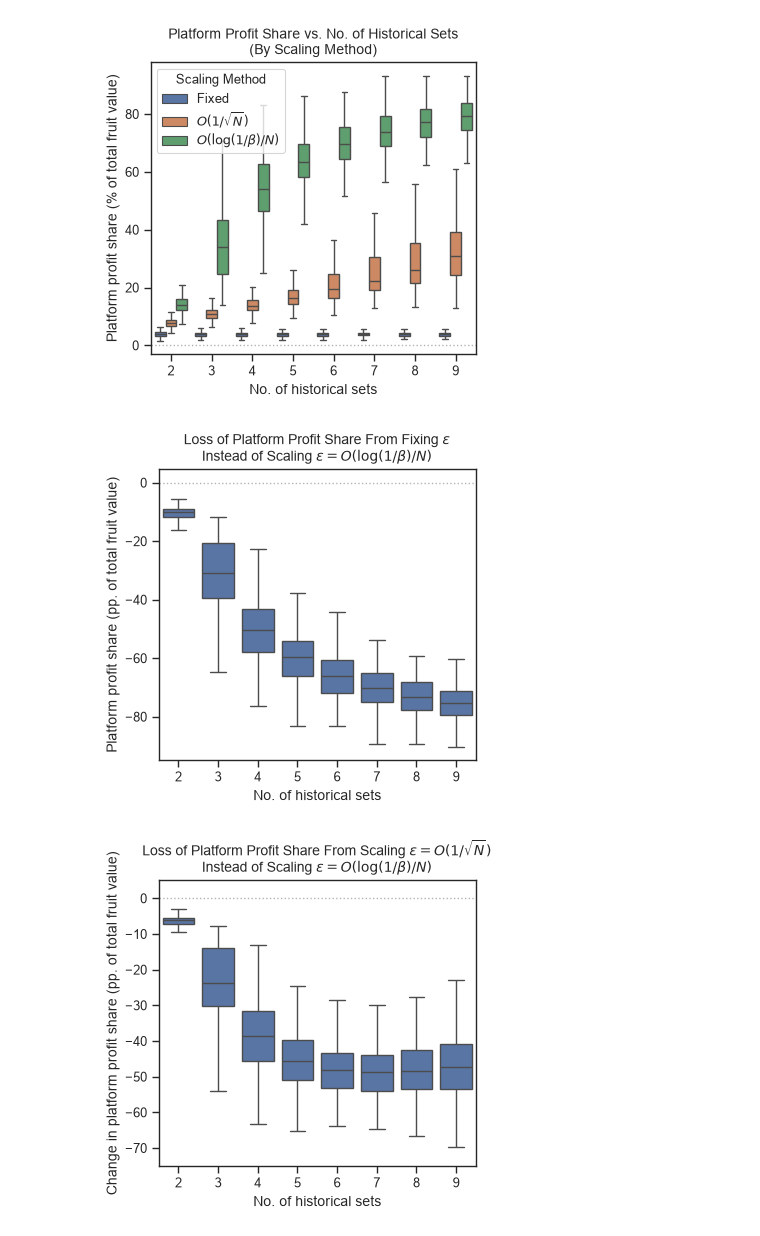
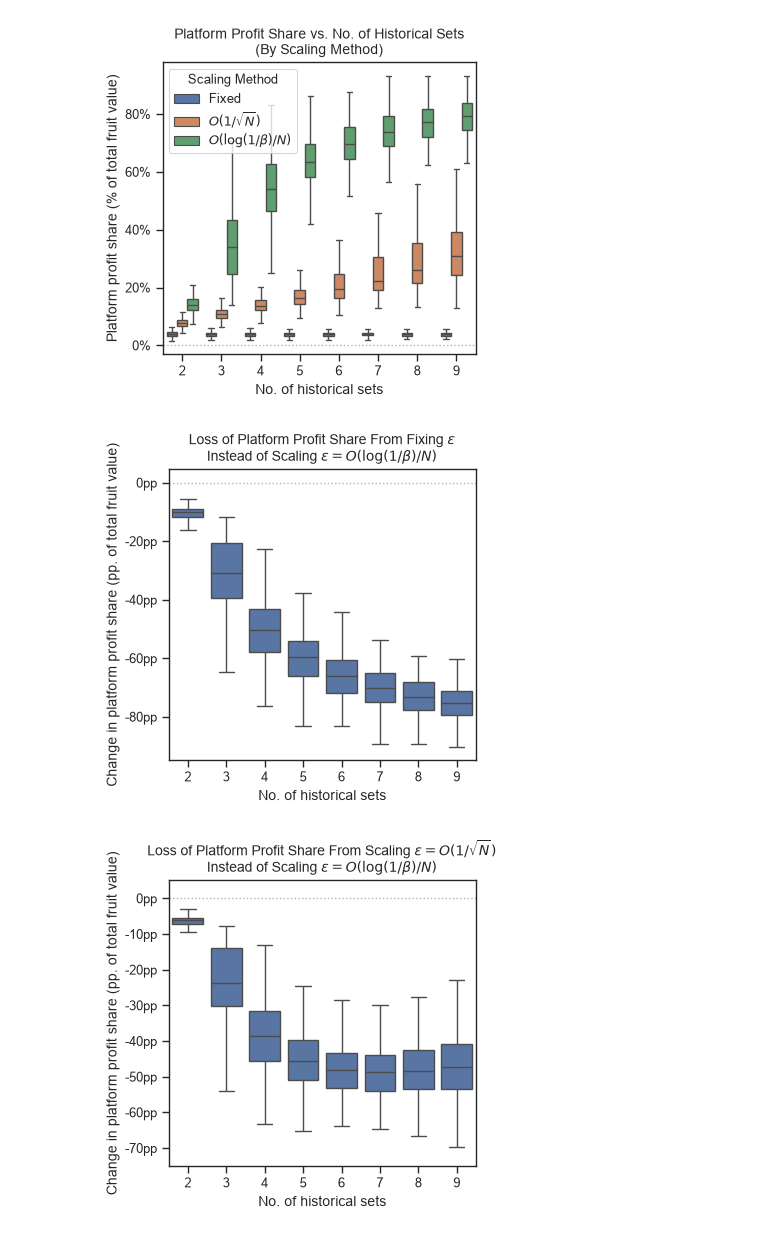
Before and after one commit to nachatjatu/StablePlatformMatching, a Jupyter notebook: notebooks/exp_6_results.ipynb, the cells around one changed output. Saved outputs shown, nothing was run; the diff lists cells and outputs as text; code cells hidden in the pictures.

```diff
--- a/notebooks/exp_6_results.ipynb
+++ b/notebooks/exp_6_results.ipynb
@@ -79,9 +77,9 @@ for file in all_jsons:
         row = {
             "job_id": job_id,
             "n_hist_sets": n_hist_sets,
-            "naive_platform_profit_pct": naive_platform_profit / total_fruit_value * 100,
-            "scaled_root_platform_profit_pct": scaled_root_platform_profit / total_fruit_value * 100,
-            "scaled_platform_profit_pct": scaled_platform_profit / total_fruit_value * 100,
+            "naive_platform_profit_pct": naive_platform_profit / total_fruit_value,
+            "scaled_root_platform_profit_pct": scaled_root_platform_profit / total_fruit_value,
+            "scaled_platform_profit_pct": scaled_platform_profit / total_fruit_value,
         }
 
         data.append(row)
@@ -106,12 +92,3 @@ Name: scaled_root_scaled_diff, dtype: float64
-# %%
-plt.rcParams.update({
-    "font.size": 10,
-    "axes.labelsize": 10,
-    "axes.titlesize": 10,
-    "xtick.labelsize": 9,
-    "ytick.labelsize": 9,
-    "legend.fontsize": 9
-})
 # %%
 plt.figure(figsize=(4, 4))
 
@@ -119,34 +96,35 @@ melted = df.melt(
     id_vars = "n_hist_sets",
     value_vars = ["naive_platform_profit_pct", "scaled_root_platform_profit_pct", "scaled_platform_profit_pct"],
     var_name  = "method",
     value_name = "platform_profit"
 )
 
 sns.boxplot(
     melted.query("n_hist_sets >= 2"),
     x="n_hist_sets",
     y="platform_profit",
     hue="method",
     showfliers=False,
     palette="deep"
 )
 plt.axhline(0, color="black", linestyle="dotted", linewidth=1, alpha=0.3, zorder=0)
 ax = plt.gca()
 handles, labels = ax.get_legend_handles_labels()
 
 ax.legend(title="Scaling Method", handles=handles, labels=[r"Fixed", r"$O(1/\sqrt{N})$", r"$O(\log (1 / \beta) / N)$"])
 ax.set_ylabel("Platform profit share (% of total fruit value)")
 ax.set_xlabel("No. of historical sets")
 ax.set_title(
     r"Platform Profit Share vs. No. of Historical Sets"
     "\n(By Scaling Method)"
 )
+ax.yaxis.set_major_formatter(PercentFormatter(xmax=1.0, decimals=0))
 
 plt.tight_layout()
 plt.savefig("../figures/exp_6/platform_profit_pct_by_scaling_method.png", bbox_inches='tight', dpi=300)
 plt.show()
 # %% [output]
-[figure, old version]
+[figure, new version]
 # %%
 plt.figure(figsize=(4, 4))
 
@@ -160,17 +138,18 @@ plt.axhline(0, color="black", linestyle="dotted", linewidth=1, alpha=0.3, zorder
 ax = plt.gca()
 handles, labels = ax.get_legend_handles_labels()
 
-ax.set_ylabel("Platform profit share (pp. of total fruit value)")
+ax.set_ylabel("Change in platform profit share (pp. of total fruit value)")
 ax.set_xlabel("No. of historical sets")
 ax.set_title(
     r"Loss of Platform Profit Share From Fixing $\epsilon$" "\nInstead of Scaling "r"$\epsilon = O(\log(1/\beta)/N)$"
 )
+ax.yaxis.set_major_formatter(FuncFormatter(pp_formatter))
 
 plt.tight_layout()
 plt.savefig("../figures/exp_6/loss_naive_scale.png", bbox_inches='tight', dpi=300)
 plt.show()
 # %% [output]
-[figure, old version]
+[figure, new version]
 # %%
 plt.figure(figsize=(4, 4))
 
@@ -187,12 +166,14 @@ handles, labels = ax.get_legend_handles_labels()
 ax.set_ylabel("Change in platform profit share (pp. of total fruit value)")
 ax.set_xlabel("No. of historical sets")
 ax.set_title(
-    r"Loss of Platform Profit Share From Scaling $\epsilon = O(1/\sqrt{N})$" "\nInstead of Scaling "r"$\epsilon = O(\log(1/\beta)/N)$"
+    r"Loss of Platform Profit Share From Scaling $\epsilon = O(1/\sqrt{N})$"
+    "\nInstead of Scaling "r"$\epsilon = O(\log(1/\beta)/N)$"
 )
-ax.set_ylim(-75, 5)
+ax.set_ylim(-0.75, 0.05)
+ax.yaxis.set_major_formatter(FuncFormatter(pp_formatter))
 
 plt.tight_layout()
 plt.savefig("../figures/exp_6/loss_scale_root_scale.png", bbox_inches='tight', dpi=300)
 plt.show()
 # %% [output]
-[figure, old version]
+[figure, new version]
```
Also changed, not shown: parts of 3 cells of this notebook, 56 other files.
